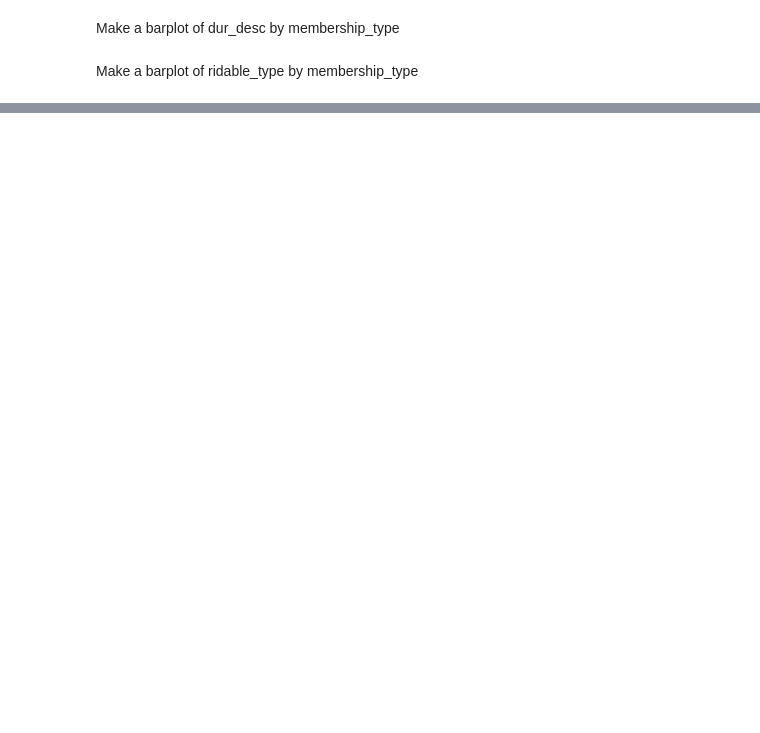
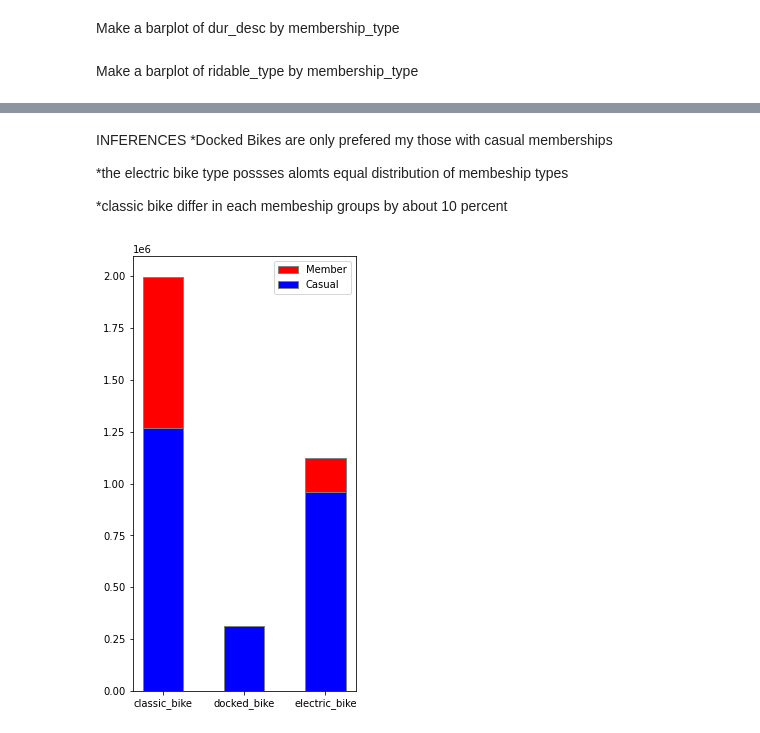
Before and after one commit to gilbertxvictor/Portfolio, a Jupyter notebook: Cyclistic_case_study.ipynb, the cells around one changed output, grey strips where cells are left out. Drawn from its saved outputs; the diff is of its cells as text; code cells hidden in the pictures; blank space fills up the shorter version.

```diff
--- a/Cyclistic_case_study.ipynb
+++ b/Cyclistic_case_study.ipynb
@@ -271,0 +312,23 @@ Make a barplot of ridable_type by membership_type
+# %% [markdown]
+INFERENCES
+*Docked Bikes are only prefered my those with casual memberships
+
+*the electric bike type possses alomts equal distribution of membeship types
+
+*classic bike differ in each membeship groups by about 10 percent
+# %%
+
+barWidth = 0.5
+fig = plt.subplots(figsize =(4, 8))
+
+plt.bar(new.index, new["member"], color ='r', width = barWidth,
+        edgecolor ='grey', label ='Member')
+plt.bar(new.index, new["casual"], color ='b', width = barWidth,
+        edgecolor ='grey', label ='Casual')
+
+plt.xticks()
+
+plt.legend()
+plt.show()
+# %% [output]
+[figure, added]
```
Also changed, not shown: parts of 7 cells of this notebook.
